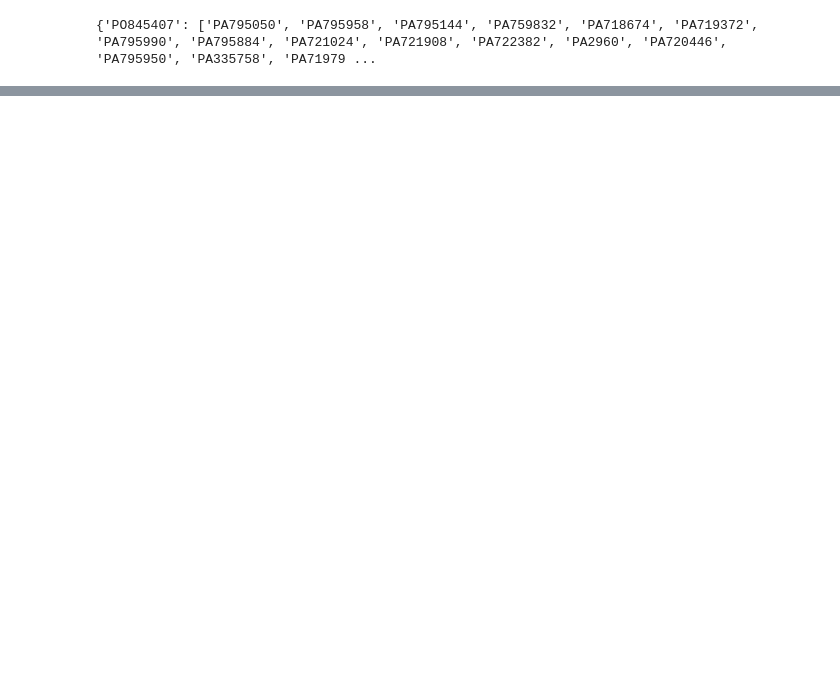
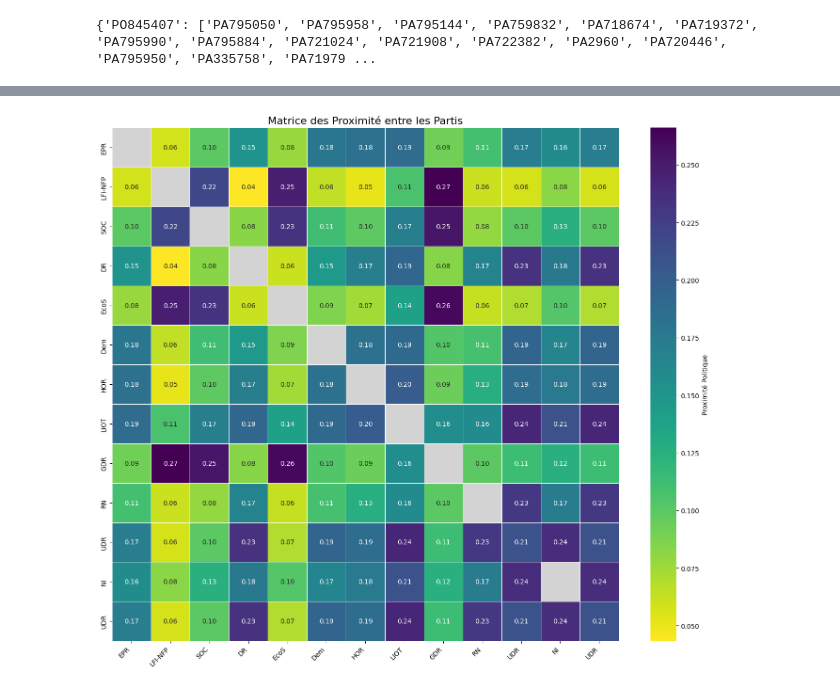
Before and after one commit to PierreHollebeque/02805_SocialGraph_Project, a Jupyter notebook: graph_construction_weights.ipynb, the cells around one changed output, grey strips where cells are left out. Drawn from its saved outputs; the diff is of its cells as text; code cells hidden in the pictures; blank space fills up the shorter version.

Commit message:
proximité moyenne entre les partis

```diff
--- a/graph_construction_weights.ipynb
+++ b/graph_construction_weights.ipynb
@@ -395,0 +450,50 @@ C2 : (Size: 167)
+# %%
+import pandas as pd
+import seaborn as sns
+import matplotlib.pyplot as plt
+import numpy as np
+
+# ... (Votre code de récupération des IDs et noms reste identique) ...
+parties_ids = list(G_partis.nodes())
+parties_names = [G_partis.nodes[pid]['label_name'] for pid in parties_ids]
+n = len(parties_ids)
+
+# 2. Initialisation de la matrice
+dist_matrix = pd.DataFrame(np.nan, index=parties_names, columns=parties_names)
+
+# --- MODIFICATION CLEF ---
+# On s'assure que la diagonale est bien NaN (et non 1).
+# Cela empêche la diagonale d'écraser l'échelle de couleur.
+np.fill_diagonal(dist_matrix.values, np.nan)
+
+# 3. Remplissage de la matrice (Reste identique)
+for (p1, p2), dist in proximites_partis.items():
+    if p1 in parties_ids and p2 in parties_ids:
+        name1 = G_partis.nodes[p1]['label_name']
+        name2 = G_partis.nodes[p2]['label_name']
+        dist_matrix.loc[name1, name2] = dist
+        dist_matrix.loc[name2, name1] = dist
+
+# 4. Affichage de la Heatmap
+plt.figure(figsize=(14, 12))
+
+# On capture l'objet "axes" (ax) pour modifier le fond
+ax = sns.heatmap(dist_matrix,
+            annot=True,
+            fmt=".2f",
+            cmap="viridis_r",
+            linewidths=0.5,
+            cbar_kws={'label': 'Proximité Politique'})
+
+# --- ETAPE DE GRISE ---
+# On définit la couleur de fond du graphique.
+# Comme les NaN sont transparents, cette couleur apparaîtra à travers.
+ax.set_facecolor('lightgray')
+
+plt.title("Matrice des Proximité entre les Partis", fontsize=16)
+plt.xticks(rotation=45, ha='right', fontsize=10)
+plt.yticks(fontsize=10)
+plt.tight_layout()
+plt.show()
+# %% [output]
+[figure, added]
```
Also changed, not shown: parts of 12 cells of this notebook.
